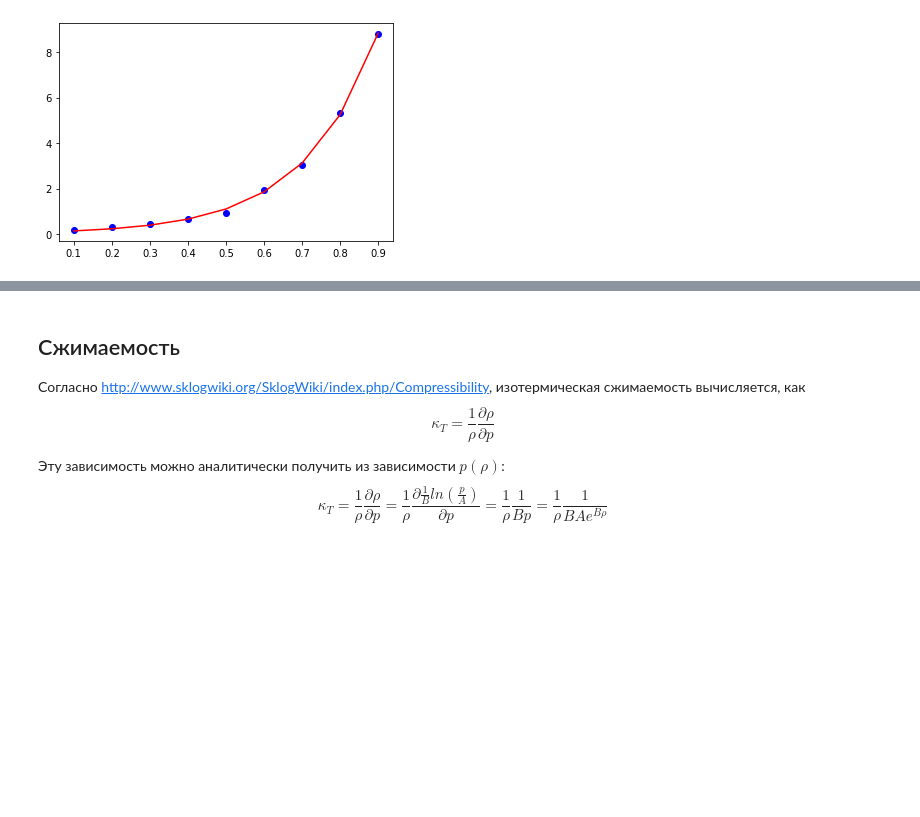
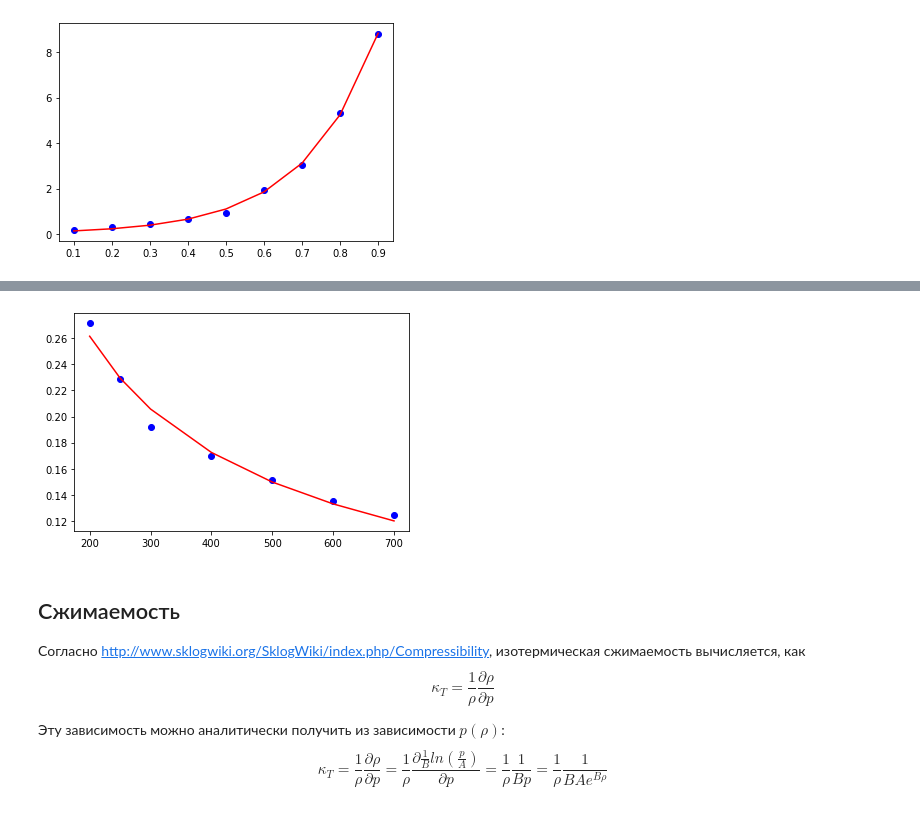
Before and after one commit to Xissand/nbody, a Jupyter notebook: research/pressure/analitics.ipynb, the cells around one changed output, grey strips where cells are left out. Saved outputs shown, nothing was run; the diff lists cells and outputs as text; code cells hidden in the pictures; blank space fills up the shorter version.

Commit message:
Report on pressure updated

```diff
--- a/research/pressure/analitics.ipynb
+++ b/research/pressure/analitics.ipynb
@@ -77,0 +81,10 @@ plt.show()
+# %%
+N = [200,250,300,400,500,600,700]
+dp = []
+for n in N:
+    name = "dp_N/"+str(n)+".csv"
+    df = pd.read_csv(name)
+    pressure = df['P'].loc[50000:100000].mean()
+    std = df['P'].loc[50000:100000].std()
+    dp.append(std)
+    print("N="+str(n)+" p="+f'{pressure:.2f}'+" std="+f'{std:.2f}')
@@ -77,0 +105,7 @@ plt.show()
+# %%
+def dfunc(x, a, c):
+    return a/np.sqrt(x)+c
+# %%
+dmod = Model(dfunc)
+dresult = dmod.fit(dp, x=N, a=3.4, c=0)
+print(dresult.fit_report())
@@ -78,3 +129,9 @@ plt.show()
+# %%
+plt.plot(N, dp, 'bo', label='data')
+plt.plot(N, dresult.best_fit, 'r-', label='fit')
+plt.show()
+# %% [output]
+[figure, added]
 # %% [markdown]
 ## Сжимаемость
 Согласно http://www.sklogwiki.org/SklogWiki/index.php/Compressibility, изотермическая сжимаемость вычисляется, как $$\kappa _{T} = \frac{1}{\rho} \frac{\partial \rho}{\partial p} $$
```
Also changed, not shown: parts of 6 cells of this notebook, 8 other files.
